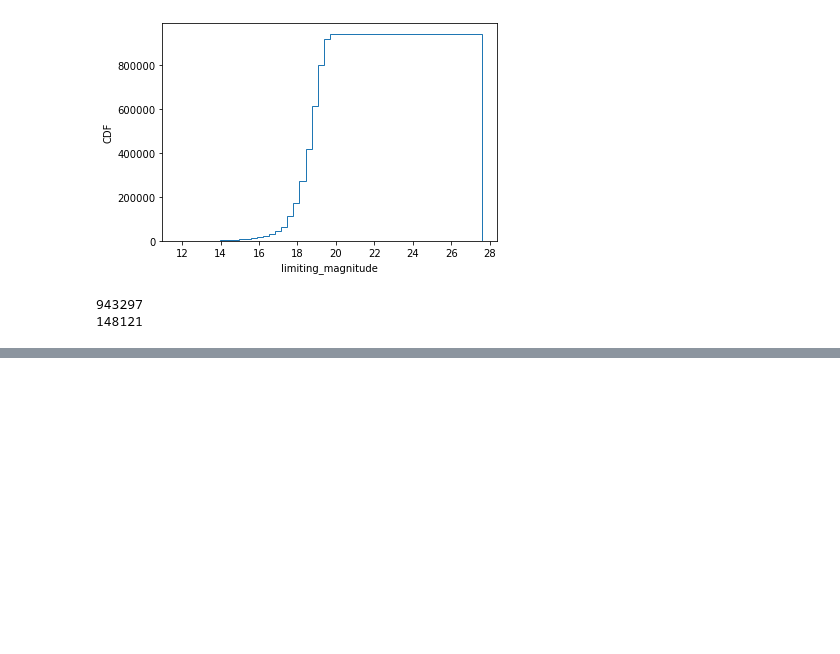
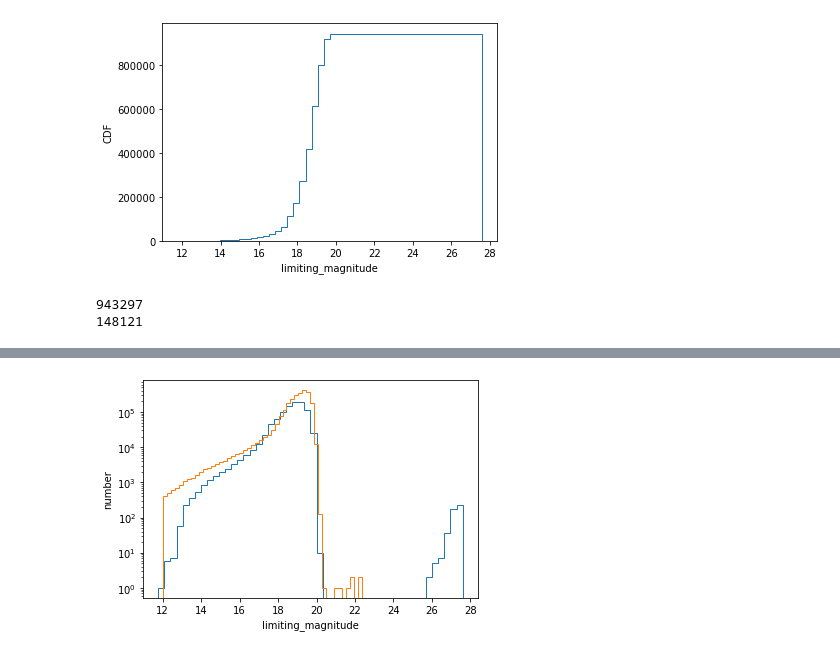
Before and after one commit to jrob93/atlas-phase-curves, a Jupyter notebook: atlas-phase-curves/limiting_magnitude/limiting_magnitude_analysis.ipynb, the cells around one changed output, grey strips where cells are left out. Saved outputs shown, nothing was run; the diff lists cells and outputs as text; code cells hidden in the pictures; blank space fills up the shorter version.

Commit message:
look at atlas co exposures

```diff
--- a/atlas-phase-curves/limiting_magnitude/limiting_magnitude_analysis.ipynb
+++ b/atlas-phase-curves/limiting_magnitude/limiting_magnitude_analysis.ipynb
@@ -82,3 +82,7 @@ print(len(df_data[df_data["limiting_magnitude"]<18]))
 # %% [output]
 943297
 148121
+# %%
+# get all atlas exposures from ken
+df_atlas = pd.read_csv("atlas_co_exposures.tst", delim_whitespace = True)
+df_atlas
@@ -84,0 +103,20 @@ print(len(df_data[df_data["limiting_magnitude"]<18]))
+# %%
+x_plot1 = "limiting_magnitude"
+df_plot1 = df_data
+x_plot2 = "mag5sig"
+df_plot2 = df_atlas
+bins = 50
+
+fig = plt.figure()
+gs = gridspec.GridSpec(1,1)
+ax1 = plt.subplot(gs[0,0])
+
+ax1.hist(df_plot1[x_plot1], bins = bins, histtype="step", log=True)
+ax1.hist(df_plot2[x_plot2], bins = bins, histtype="step", log=True)
+
+ax1.set_xlabel(x_plot)
+ax1.set_ylabel("number")
+
+plt.show()
+# %% [output]
+[figure, added]
```
Also changed, not shown: parts of 9 cells of this notebook.
